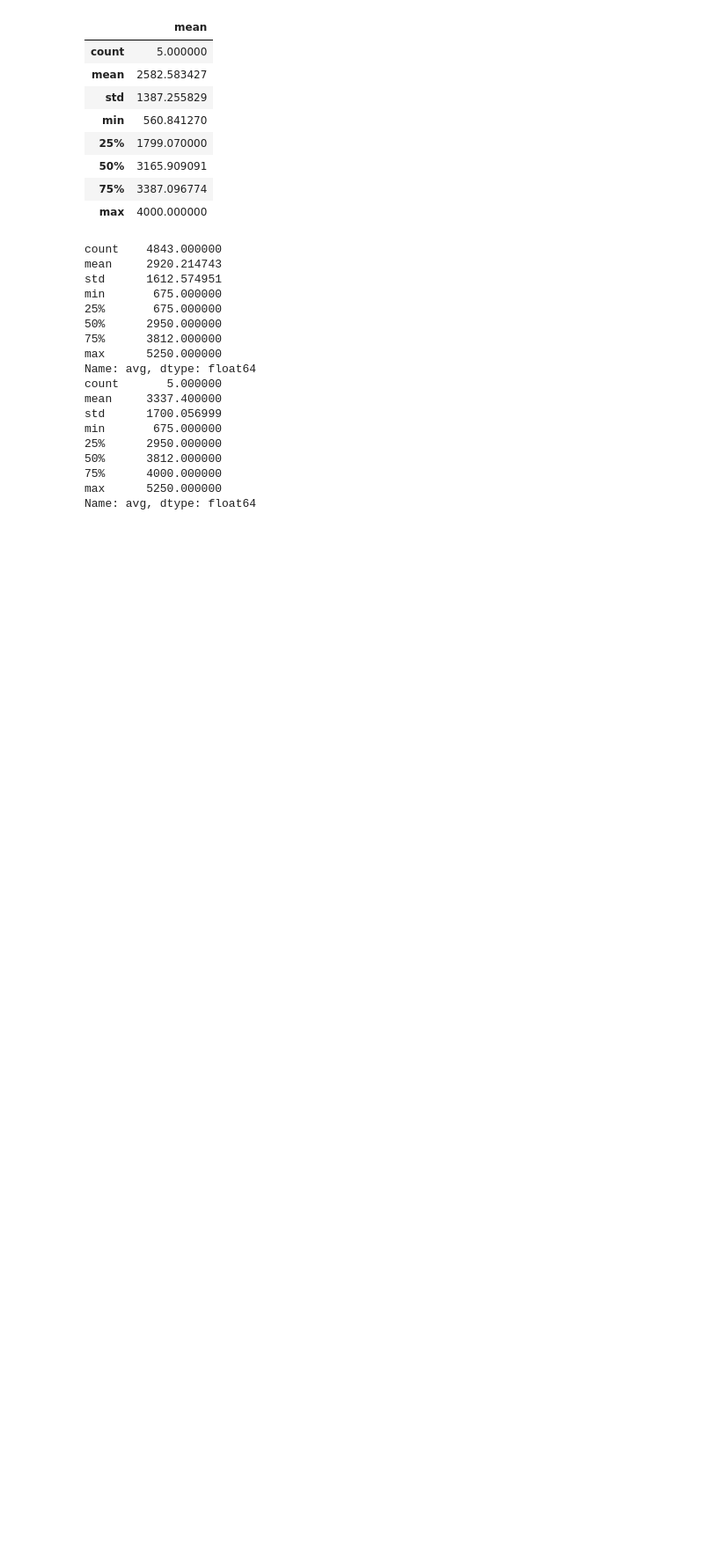
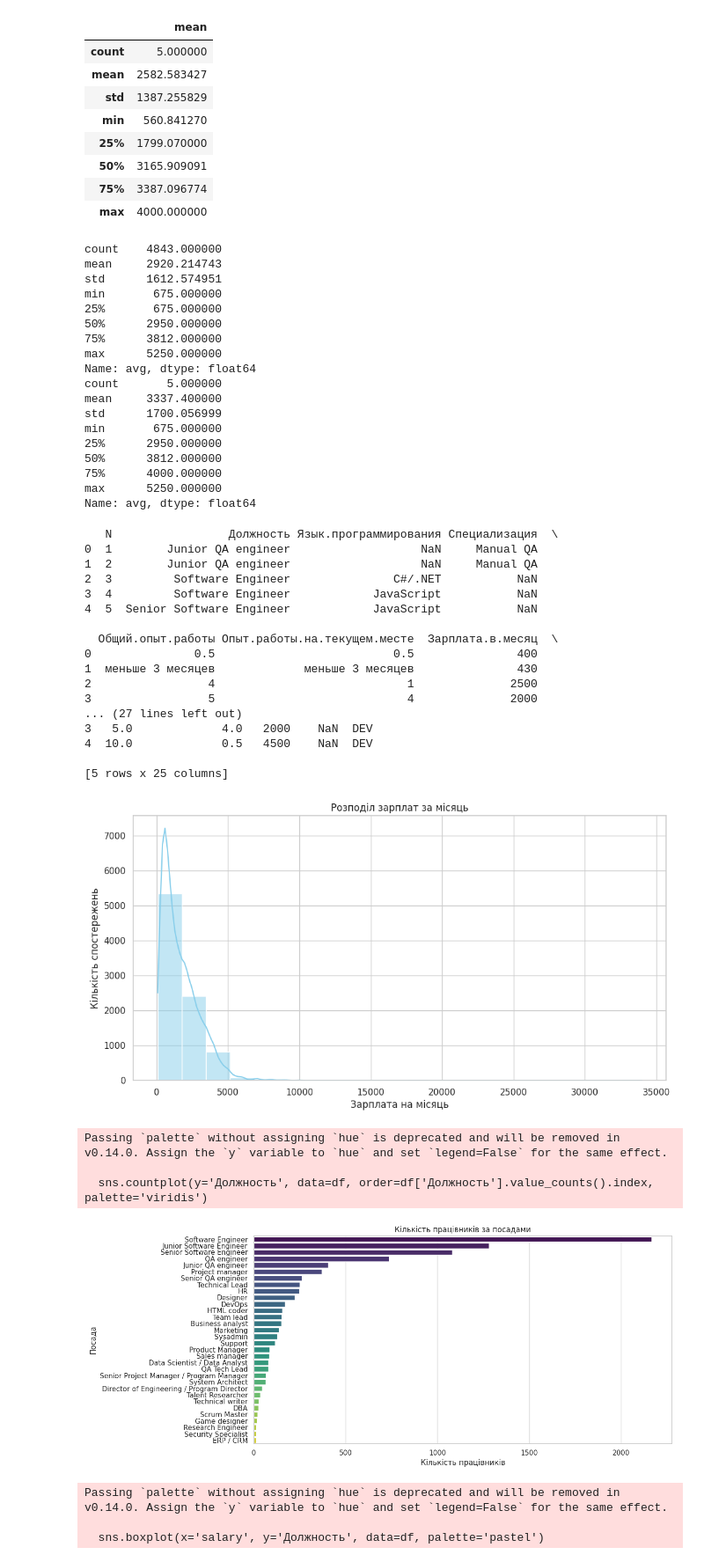
Before and after one commit to Nikita-devel/DS_Hw2_2, a Jupyter notebook: Hw2_2.ipynb, the cells around one changed output. Shown: that part at 88% size. Cells and saved outputs as stored; diff of their text form; code cells hidden in the pictures; blank space fills up the shorter version.

```diff
--- a/Hw2_2.ipynb
+++ b/Hw2_2.ipynb
@@ -238,3 +236,73 @@ Name: avg, dtype: float64
 a.to_csv("Hw2.2a.csv")
 # %%
 b.to_csv("Hw2.2b.csv")
+# %%
+import matplotlib.pyplot as plt
+import seaborn as sns
+import pandas as pd
+
+data_url = "https://drive.usercontent.google.com/download?id=1JMYqXipZpz9Y5-vyxvLEO2Y1sRBxqu-U&export=download&authuser=0"
+df = pd.read_csv(data_url)
+
+print(df.head())
+
+plt.figure(figsize=(12, 6))
+sns.histplot(df['salary'], bins=20, kde=True, color='skyblue')
+plt.title('Розподіл зарплат за місяць')
+plt.xlabel('Зарплата на місяць')
+plt.ylabel('Кількість спостережень')
+plt.show()
+
+plt.figure(figsize=(12, 6))
+sns.countplot(y='Должность', data=df, order=df['Должность'].value_counts().index, palette='viridis')
+plt.title('Кількість працівників за посадами')
+plt.xlabel('Кількість працівників')
+plt.ylabel('Посада')
+plt.show()
+
+plt.figure(figsize=(12, 8))
+sns.boxplot(x='salary', y='Должность', data=df, palette='pastel')
+plt.title('Розподіл зарплат за місяць за посадами')
+plt.xlabel('Зарплата на місяць')
+plt.ylabel('Посада')
+plt.show()
+
+plt.figure(figsize=(10, 6))
+sns.histplot(df['Возраст'], bins=15, kde=True, color='salmon')
+plt.title('Розподіл віку працівників')
+plt.xlabel('Вік')
+plt.ylabel('Кількість спостережень')
+plt.show()
+
+plt.figure(figsize=(8, 8))
+sns.countplot(x='Уровень.английского', data=df, palette='pastel')
+plt.title('Розподіл рівня англійської мови')
+plt.xlabel('Рівень англійської')
+plt.ylabel('Кількість працівників')
+plt.show()
+# %% [output]
+   N                 Должность Язык.программирования Специализация  \
+0  1        Junior QA engineer                   NaN     Manual QA
+1  2        Junior QA engineer                   NaN     Manual QA
+2  3         Software Engineer               C#/.NET           NaN
+3  4         Software Engineer            JavaScript           NaN
+4  5  Senior Software Engineer            JavaScript           NaN
+
+  Общий.опыт.работы Опыт.работы.на.текущем.месте  Зарплата.в.месяц  \
+0               0.5                          0.5               400
+1  меньше 3 месяцев             меньше 3 месяцев               430
+2                 4                            1              2500
+3                 5                            4              2000
+... (27 lines left out)
+3   5.0             4.0   2000    NaN  DEV
+4  10.0             0.5   4500    NaN  DEV
+
+[5 rows x 25 columns]
+[figure, added]
+Passing `palette` without assigning `hue` is deprecated and will be removed in v0.14.0. Assign the `y` variable to `hue` and set `legend=False` for the same effect.
+
+  sns.countplot(y='Должность', data=df, order=df['Должность'].value_counts().index, palette='viridis')
+[figure, added]
+Passing `palette` without assigning `hue` is deprecated and will be removed in v0.14.0. Assign the `y` variable to `hue` and set `legend=False` for the same effect.
+
+  sns.boxplot(x='salary', y='Должность', data=df, palette='pastel')
```
Also changed, not shown: parts of 3 cells of this notebook.
